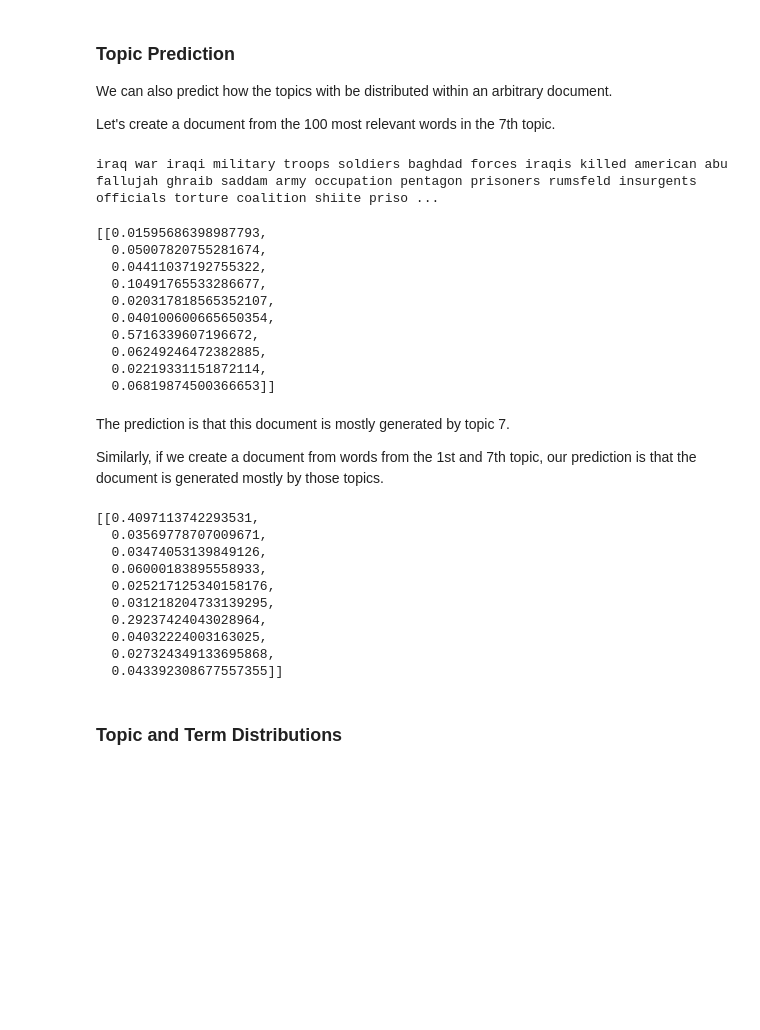
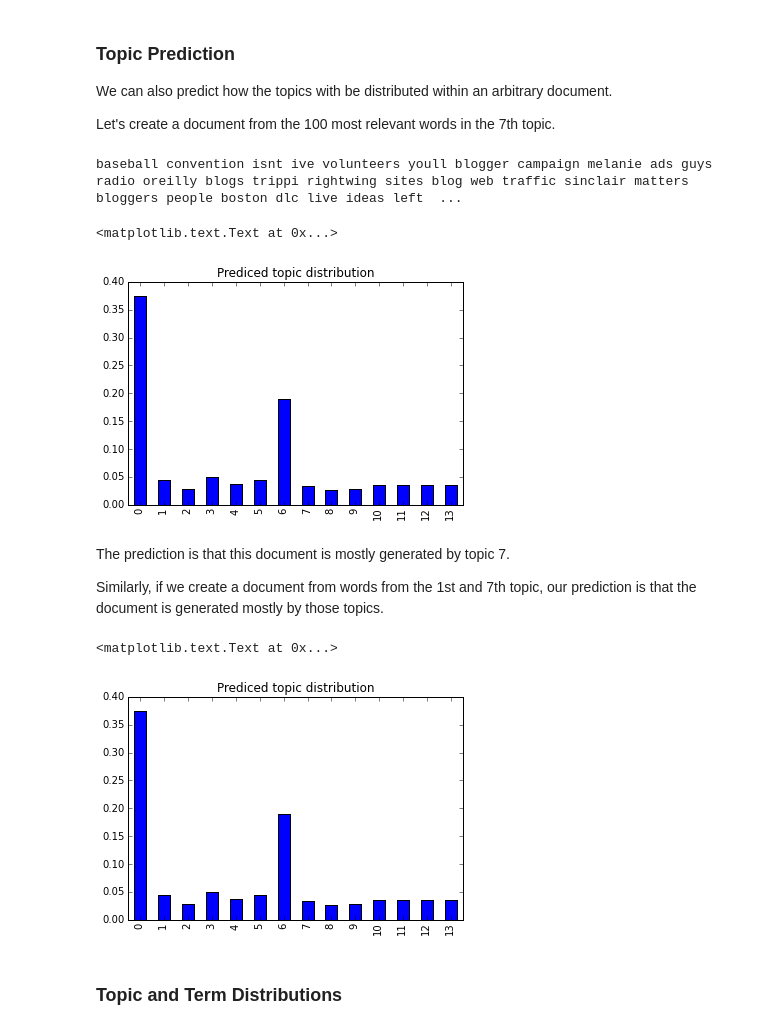
Before and after one commit to datamicroscopes/release, a Jupyter notebook: examples/hdp.ipynb, the cells around one changed output. Saved outputs shown, nothing was run; the diff lists cells and outputs as text; code cells hidden in the pictures; blank space fills up the shorter version.

```diff
--- a/examples/hdp.ipynb
+++ b/examples/hdp.ipynb
@@ -51,25 +77,33 @@ We'll process the data into a list of lists of words (using the vocabulary maps)
 # %%
-with open("docword.kos.txt", "r") as f:
-    kos_raw = [map(int, _.strip().split()) for _ in f.readlines()][3:]
+def parse_bag_of_words_file(docword, vocab):
+    with open(vocab, "r") as f:
+        kos_vocab = [word.strip() for word in f.readlines()]
+        id_to_word = {i: word for i, word in enumerate(kos_vocab)}
 
-docs = []
-for _, grp in itertools.groupby(kos_raw, lambda x: x[0]):
-    doc = []
-    for _, word_id, word_cnt in grp:
-        doc += word_cnt * [id_to_word[word_id-1]]
-    docs.append(doc)
+    with open(docword, "r") as f:
+        raw = [map(int, _.strip().split()) for _ in f.readlines()][3:]
+
+    docs = []
+    for _, grp in itertools.groupby(raw, lambda x: x[0]):
+        doc = []
+        for _, word_id, word_cnt in grp:
+            doc += word_cnt * [id_to_word[word_id-1]]
+        docs.append(doc)
+    return docs
+# %%
+docs = parse_bag_of_words_file("docword.kos.txt", "vocab.kos.txt")
+vocab_size = len(set(word for doc in docs for word in doc))
 # %% [markdown]
 We must define our model before we intialize it.  In this case, we need the number of docs and the number of words.
 
 From there, we can initialize our model and set the hyperparameters
 # %%
-N, V = len(docs), len(id_to_word)
-defn = model_definition(N, V)
+defn = model_definition(len(docs), vocab_size)
 prng = rng()
 kos_state = initialize(defn, docs, prng,
                         vocab_hp=1,
-                        dish_hps={"alpha": 0.1, "gamma": 0.1})
+                        dish_hps={"alpha": 1, "gamma": 1})
 r = runner.runner(defn, docs, kos_state)
 
-print "number of docs:", N, "vocabulary size:", V
+print "number of docs:", defn.n, "vocabulary size:", defn.v
 # %% [output]
@@ -79,12 +113,12 @@ Given the size of the dataset, it'll take some time to run.
 
 We'll run our model for 1000 iterations and save our results every 25 iterations.
 # %%
-step_size = 10
-steps = 5
+%%time
+step_size = 50
+steps = 500 / step_size
 
+print "randomly initialized model:", "perplexity:", kos_state.perplexity(), "num topics:", kos_state.ntopics()
 for s in range(steps):
     r.run(prng, step_size)
-    with open("daily-kos-summary.json", "w") as fp:
-        simplejson.dump(kos_state.pyldavis_data(), fp=fp)
-    print "iteration:", s * step_size, "perplexity:", kos_state.perplexity(), "num topics:", kos_state.ntopics()
+    print "iteration:", (s + 1) * step_size, "perplexity:", kos_state.perplexity(), "num topics:", kos_state.ntopics()
 # %% [output]
@@ -154,41 +200,26 @@ We can also predict how the topics with be distributed within an arbitrary docum
 Let's create a document from the 100 most relevant words in the 7th topic.
 # %%
 doc = [word for word, _ in relevance[6][:100]]
+shuffle(doc)
 print ' '.join(doc)
 # %% [output]
-iraq war iraqi military troops soldiers baghdad forces iraqis killed american abu fallujah ghraib saddam army occupation pentagon prisoners rumsfeld insurgents officials torture coalition shiite priso ...
+baseball convention isnt ive volunteers youll blogger campaign melanie ads guys radio oreilly blogs trippi rightwing sites blog web traffic sinclair matters bloggers people boston dlc live ideas left  ...
-# %%
-kos_state.predict(doc, r)
-# %% [output]
-[[0.01595686398987793,
-  0.05007820755281674,
-  0.04411037192755322,
-  0.10491765533286677,
-  0.020317818565352107,
-  0.040100600665650354,
-  0.5716339607196672,
-  0.06249246472382885,
-  0.02219331151872114,
-  0.06819874500366653]]
+# %%
+pd.Series(kos_state.predict(doc, r)[0]).plot(kind='bar').set_title('Prediced topic distribution')
+# %% [output]
+<matplotlib.text.Text at 0x...>
+[figure, added]
 # %% [markdown]
 The prediction is that this document is mostly generated by topic 7.
 
 Similarly, if we create a document from words from the 1st and 7th topic, our prediction is that the document is generated mostly by those topics.
 # %%
 doc = [word for word, _ in relevance[0][:100]] + [word for word, _ in relevance[6][:100]]
-
-kos_state.predict(doc, r)
+shuffle(doc)
+pd.Series(kos_state.predict(doc, r)[0]).plot(kind='bar').set_title('Prediced topic distribution')
 # %% [output]
-[[0.4097113742293531,
-  0.03569778707009671,
-  0.03474053139849126,
-  0.06000183895558933,
-  0.025217125340158176,
-  0.031218204733139295,
-  0.29237424043028964,
-  0.04032224003163025,
-  0.027324349133695868,
-  0.043392308677557355]]
+<matplotlib.text.Text at 0x...>
+[figure, added]
 # %% [markdown]
 ### Topic and Term Distributions
 # %% [markdown]
```
Also changed, not shown: parts of 15 cells of this notebook.
